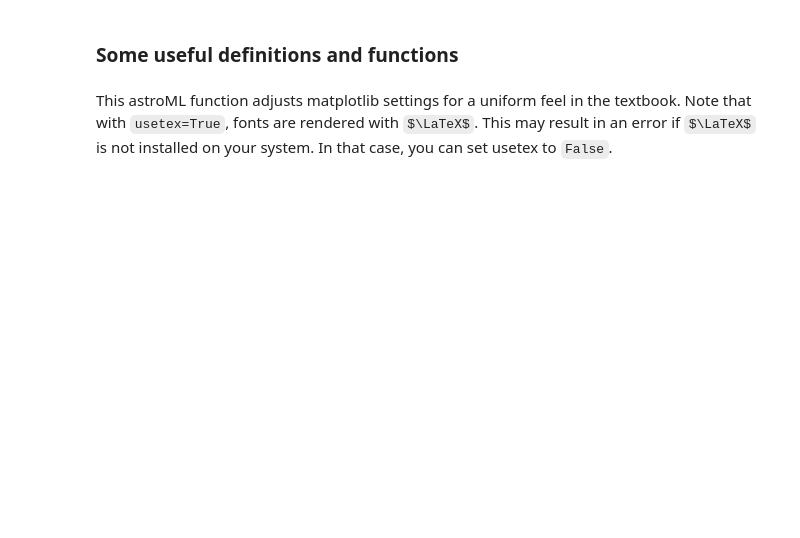
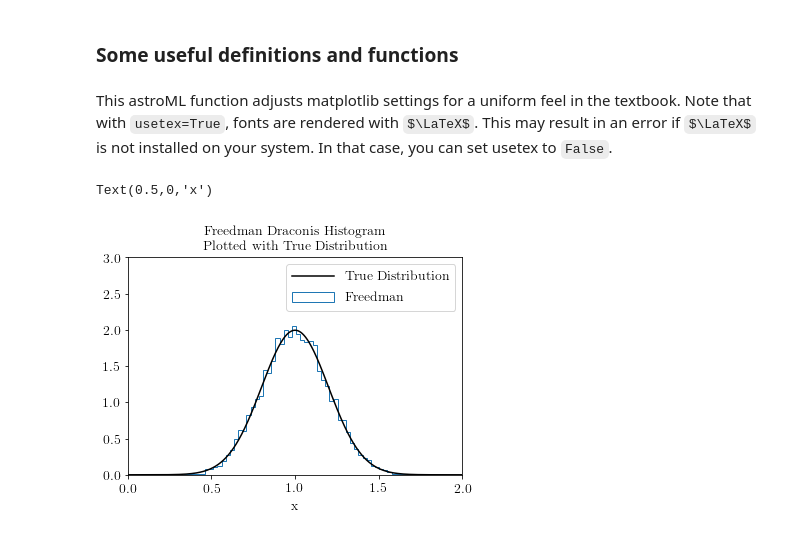
Before and after one commit to PHYST480/homeworks-jShpiece, a Jupyter notebook: PHYST480-F18-HW1-JacobShpiece.ipynb, the cells around one changed output. Drawn from its saved outputs; the diff is of its cells as text; code cells hidden in the pictures; some formulas as TeX source; blank space fills up the shorter version.

```diff
--- a/PHYST480-F18-HW1-JacobShpiece.ipynb
+++ b/PHYST480-F18-HW1-JacobShpiece.ipynb
@@ -46,3 +52,30 @@ This astroML function adjusts matplotlib settings for a uniform feel in the
 textbook. Note that with `usetex=True`, fonts are rendered with $\LaTeX$. This
 may result in an error if $\LaTeX$ is not installed on your system.  In that
 case, you can set usetex to `False`.
+# %%
+#Problem 2
+m=1
+std=0.2
+N=10000
+dist = stats.norm(m,std)
+draws = dist.rvs(N)
+# Create a normal distribution with a mean of 1, standard deviation of 0.2,
+# and then place 10 thousand data points on this distribution.
+
+#plot histogram
+plt.figure()
+fancyhist(draws, bins="freedman", histtype="step", label = 'Freedman',normed = True)
+
+#Overplot the true distribution
+x = np.linspace(0,10,N)
+plt.plot(x,dist.pdf(x),color = 'k', label = 'True Distribution')
+plt.axis([0,2,0,2.2])
+
+#Make it pretty!
+plt.title("Freedman Draconis Histogram \nPlotted with True Distribution")
+plt.legend(loc='best')
+plt.ylim(0,3)
+plt.xlabel("x")
+# %% [output]
+Text(0.5,0,'x')
+[figure, added]
```
Also changed, not shown: parts of 4 cells of this notebook.
